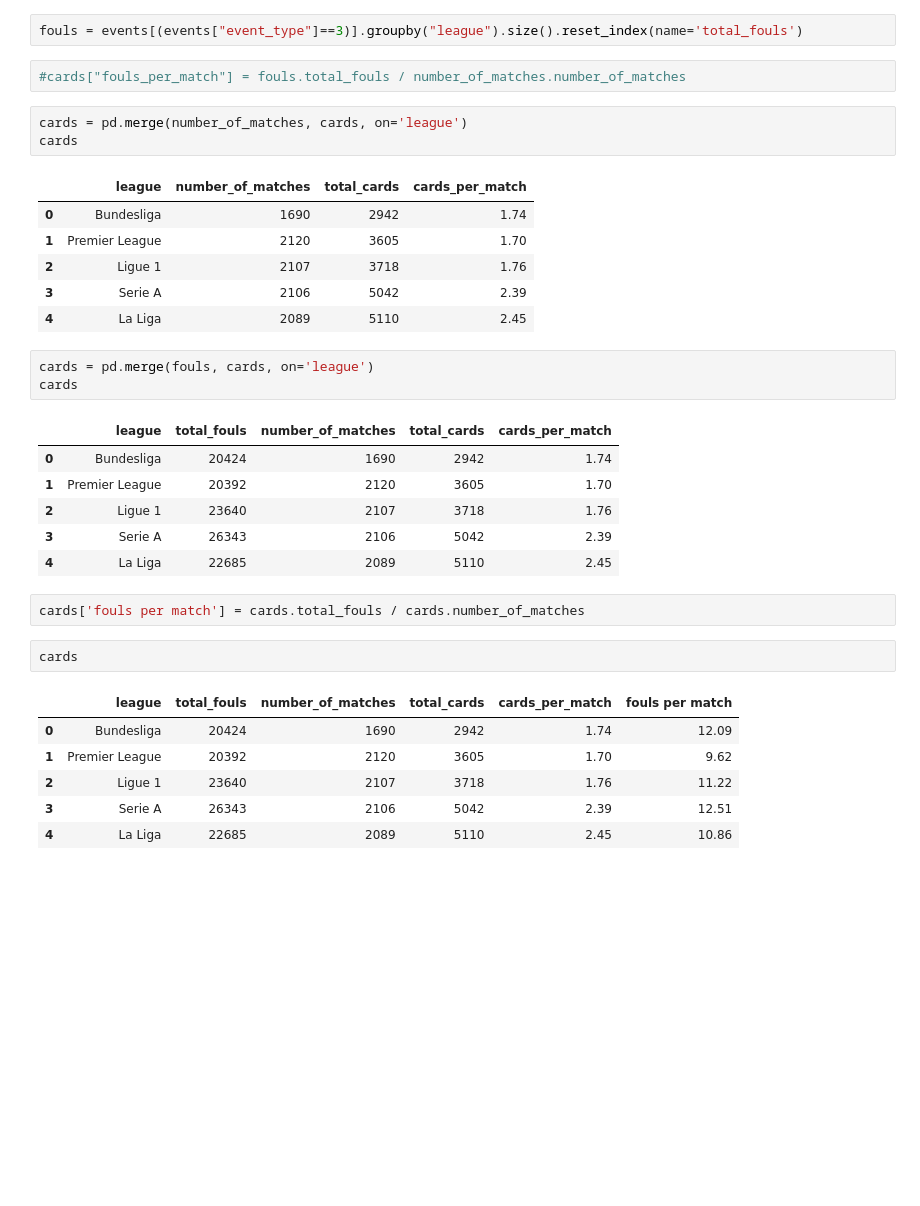
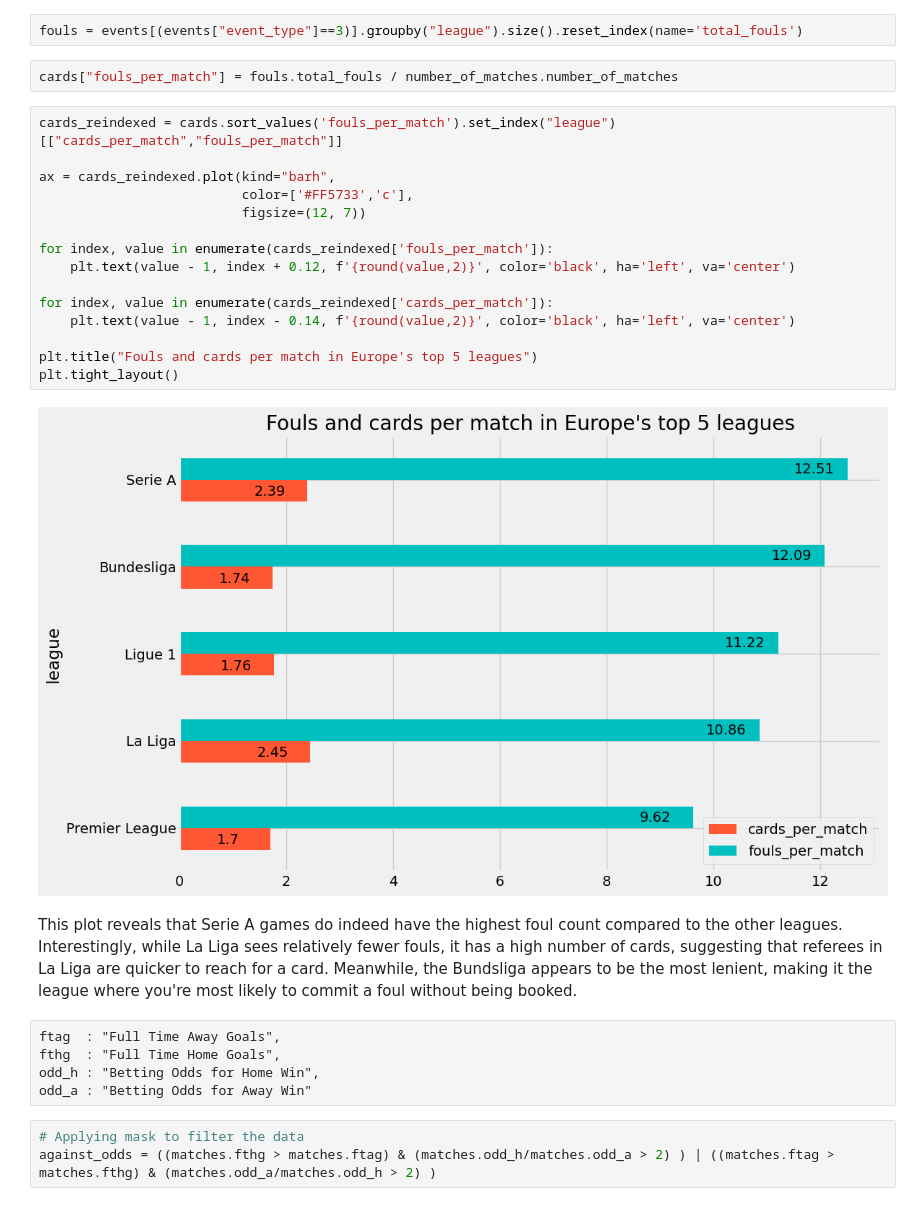
Before and after one commit to yassergribi/Analysis-of-Football-Events, a Jupyter notebook: Analysis_of_Football_Events.ipynb, the cells around one changed output. Drawn from its saved outputs; the diff is of its cells as text; blank space fills up the shorter version.

```diff
--- a/Analysis_of_Football_Events.ipynb
+++ b/Analysis_of_Football_Events.ipynb
@@ -192,35 +177,31 @@ Fascinating! This suggests that La Liga and Serie A might truly be the 'roughest
 # %%
 fouls = events[(events["event_type"]==3)].groupby("league").size().reset_index(name='total_fouls')
 # %%
-#cards["fouls_per_match"] = fouls.total_fouls / number_of_matches.number_of_matches
+cards["fouls_per_match"] = fouls.total_fouls / number_of_matches.number_of_matches
-# %%
-cards = pd.merge(number_of_matches, cards, on='league')
-cards
-# %% [output]
-|  | league | number_of_matches | total_cards | cards_per_match |
-| 0 | Bundesliga | 1690 | 2942 | 1.74 |
-| 1 | Premier League | 2120 | 3605 | 1.70 |
-| 2 | Ligue 1 | 2107 | 3718 | 1.76 |
-| 3 | Serie A | 2106 | 5042 | 2.39 |
-| 4 | La Liga | 2089 | 5110 | 2.45 |
-# %%
-cards = pd.merge(fouls, cards, on='league')
-cards
-# %% [output]
-|  | league | total_fouls | number_of_matches | total_cards | cards_per_match |
-| 0 | Bundesliga | 20424 | 1690 | 2942 | 1.74 |
-| 1 | Premier League | 20392 | 2120 | 3605 | 1.70 |
-| 2 | Ligue 1 | 23640 | 2107 | 3718 | 1.76 |
-| 3 | Serie A | 26343 | 2106 | 5042 | 2.39 |
-| 4 | La Liga | 22685 | 2089 | 5110 | 2.45 |
-# %%
-cards['fouls per match'] = cards.total_fouls / cards.number_of_matches
-# %%
-cards
-# %% [output]
-|  | league | total_fouls | number_of_matches | total_cards | cards_per_match | fouls per match |
-| 0 | Bundesliga | 20424 | 1690 | 2942 | 1.74 | 12.09 |
-| 1 | Premier League | 20392 | 2120 | 3605 | 1.70 | 9.62 |
-| 2 | Ligue 1 | 23640 | 2107 | 3718 | 1.76 | 11.22 |
-| 3 | Serie A | 26343 | 2106 | 5042 | 2.39 | 12.51 |
-| 4 | La Liga | 22685 | 2089 | 5110 | 2.45 | 10.86 |
+# %%
+cards_reindexed = cards.sort_values('fouls_per_match').set_index("league")[["cards_per_match","fouls_per_match"]]
+
+ax = cards_reindexed.plot(kind="barh",
+                          color=['#FF5733','c'],
+                          figsize=(12, 7))
+
+for index, value in enumerate(cards_reindexed['fouls_per_match']):
+    plt.text(value - 1, index + 0.12, f'{round(value,2)}', color='black', ha='left', va='center')
+
+for index, value in enumerate(cards_reindexed['cards_per_match']):
+    plt.text(value - 1, index - 0.14, f'{round(value,2)}', color='black', ha='left', va='center')
+
+plt.title("Fouls and cards per match in Europe's top 5 leagues")
+plt.tight_layout()
+# %% [output]
+[figure, added]
+# %% [markdown]
+This plot reveals that Serie A games do indeed have the highest foul count compared to the other leagues. Interestingly, while La Liga sees relatively fewer fouls, it has a high number of cards, suggesting that referees in La Liga are quicker to reach for a card. Meanwhile, the Bundsliga appears to be the most lenient, making it the league where you're most likely to commit a foul without being booked.
+# %% [raw]
+ftag  : "Full Time Away Goals",
+fthg  : "Full Time Home Goals",
+odd_h : "Betting Odds for Home Win",
+odd_a : "Betting Odds for Away Win"
+# %%
+# Applying mask to filter the data
+against_odds = ((matches.fthg > matches.ftag) & (matches.odd_h/matches.odd_a > 2) ) | ((matches.ftag > matches.fthg) & (matches.odd_a/matches.odd_h > 2) )
```
Also changed, not shown: parts of 40 cells of this notebook.
